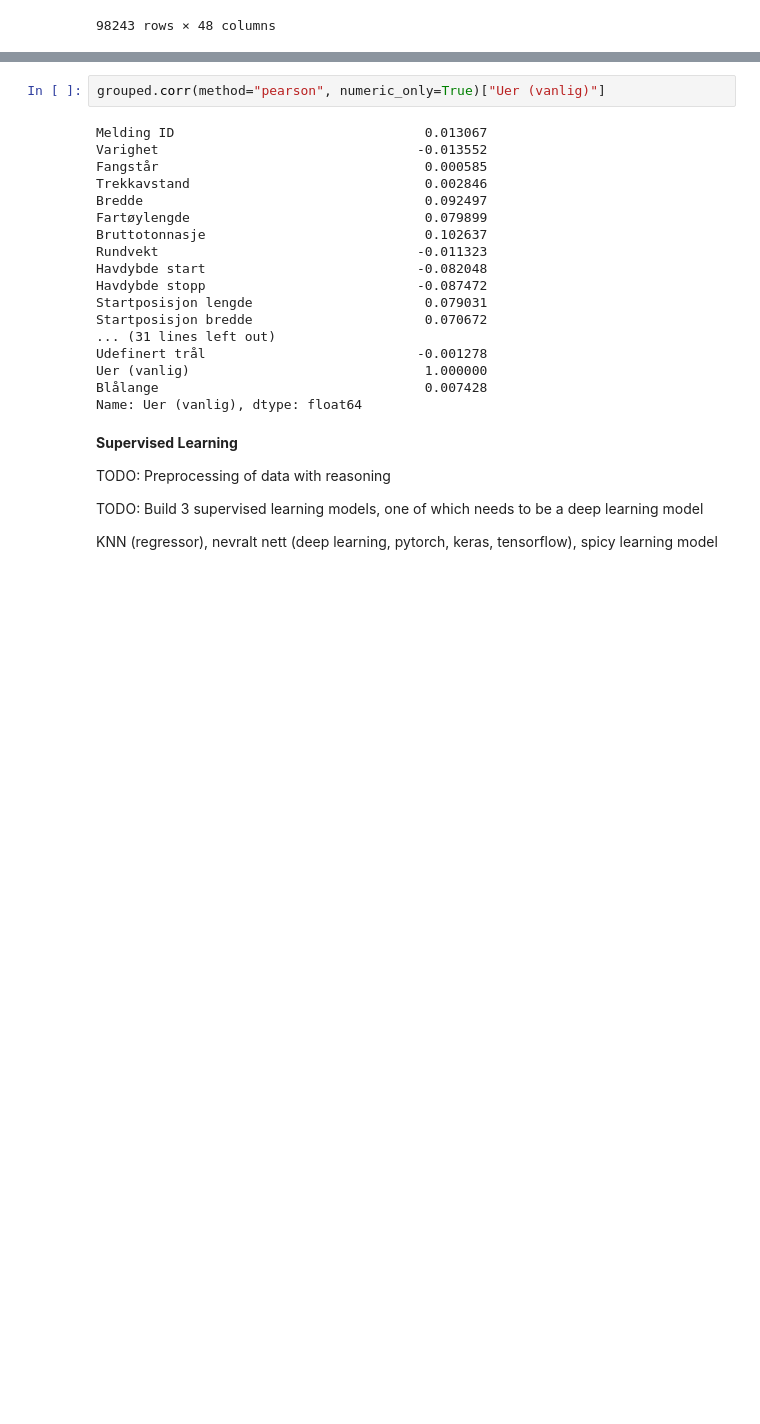
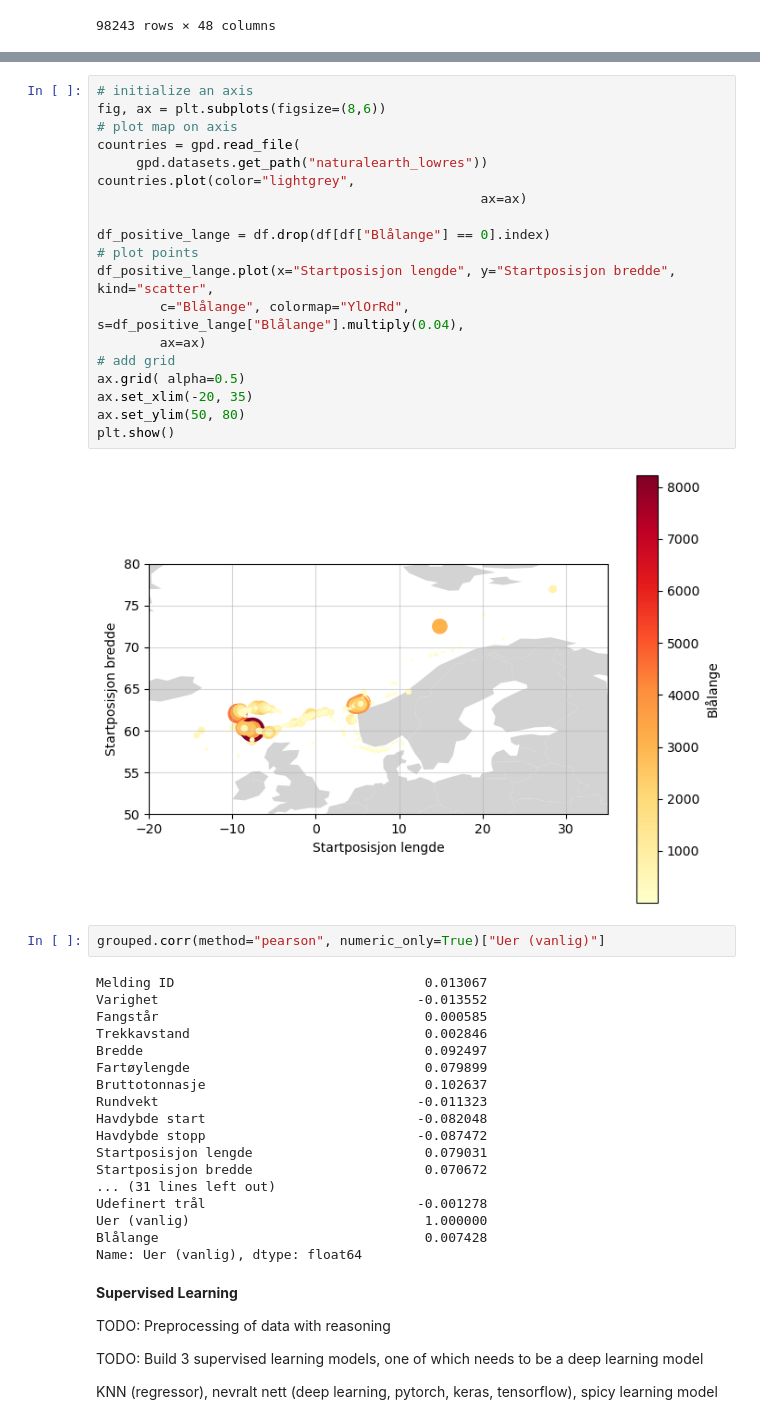
Before and after one commit to ThomasNicolai/info284groupexam, a Jupyter notebook: groupexam.ipynb, the cells around one changed output, grey strips where cells are left out. Saved outputs shown, nothing was run; the diff lists cells and outputs as text; blank space fills up the shorter version.

```diff
--- a/groupexam.ipynb
+++ b/groupexam.ipynb
@@ -141,3 +191,24 @@ plt.show()
+# %%
+# initialize an axis
+fig, ax = plt.subplots(figsize=(8,6))
+# plot map on axis
+countries = gpd.read_file(
+     gpd.datasets.get_path("naturalearth_lowres"))
+countries.plot(color="lightgrey",
+                                                 ax=ax)
+
+df_positive_lange = df.drop(df[df["Blålange"] == 0].index)
+# plot points
+df_positive_lange.plot(x="Startposisjon lengde", y="Startposisjon bredde", kind="scatter",
+        c="Blålange", colormap="YlOrRd", s=df_positive_lange["Blålange"].multiply(0.04),
+        ax=ax)
+# add grid
+ax.grid( alpha=0.5)
+ax.set_xlim(-20, 35)
+ax.set_ylim(50, 80)
+plt.show()
+# %% [output]
+[figure, added]
 # %%
 grouped.corr(method="pearson", numeric_only=True)["Uer (vanlig)"]
 # %% [output]
```
Also changed, not shown: parts of 14 cells of this notebook.
